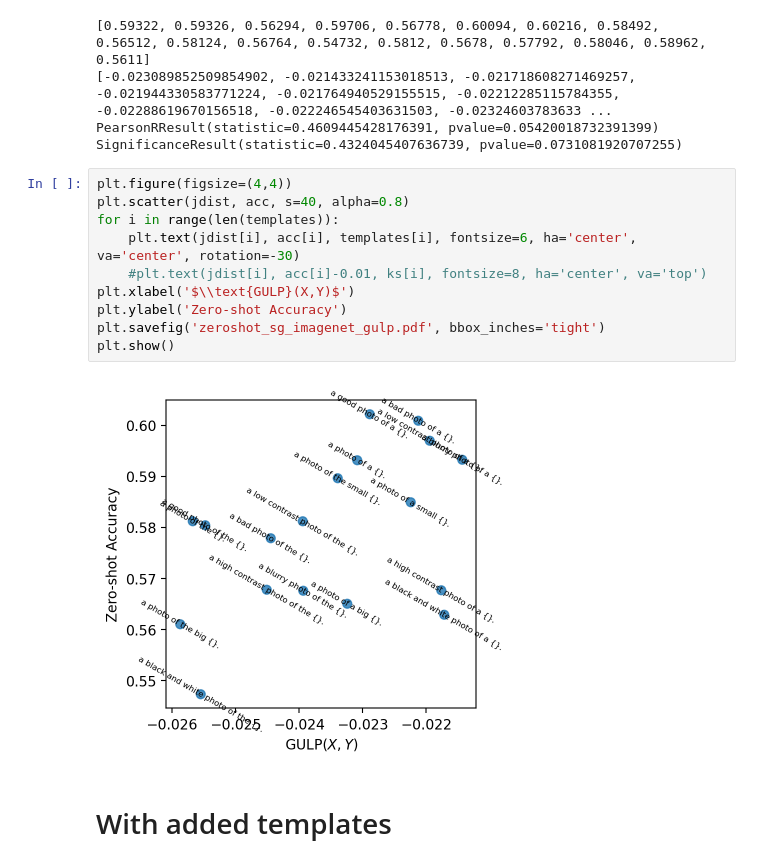
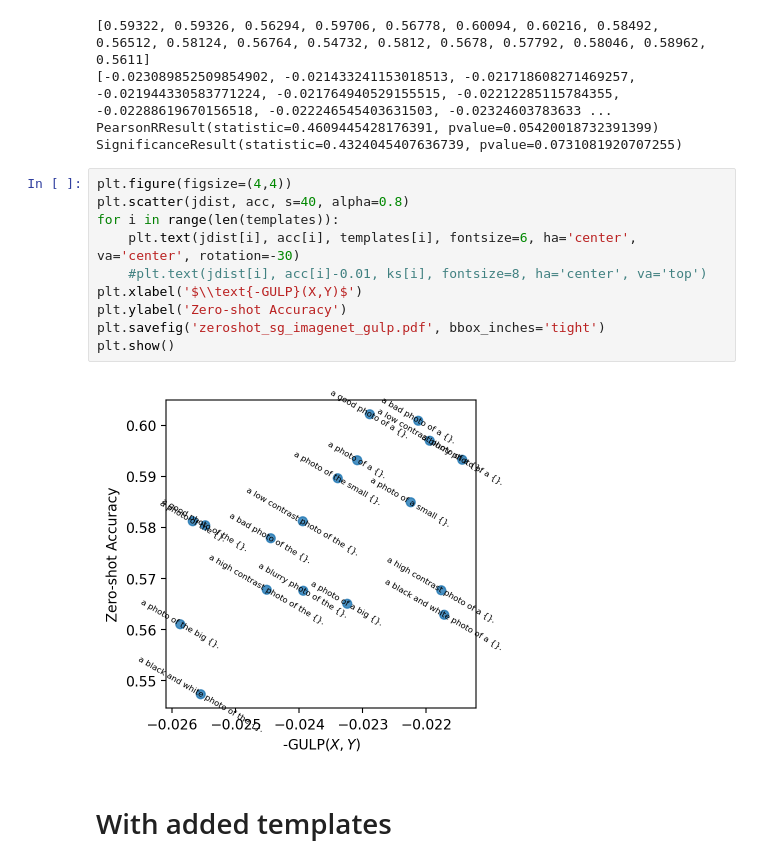
Before and after one commit to tiagoft/graph_structure, a Jupyter notebook: experiments/nngs_paper/notebooks/zeroshot_clip_imagenet_gulp.ipynb, the cells around one changed output. Cells and saved outputs as stored; diff of their text form.

```diff
--- a/experiments/nngs_paper/notebooks/zeroshot_clip_imagenet_gulp.ipynb
+++ b/experiments/nngs_paper/notebooks/zeroshot_clip_imagenet_gulp.ipynb
@@ -67,15 +67,15 @@ SignificanceResult(statistic=0.4324045407636739, pvalue=0.0731081920707255)
 # %%
 plt.figure(figsize=(4,4))
 plt.scatter(jdist, acc, s=40, alpha=0.8)
 for i in range(len(templates)):
     plt.text(jdist[i], acc[i], templates[i], fontsize=6, ha='center', va='center', rotation=-30)
     #plt.text(jdist[i], acc[i]-0.01, ks[i], fontsize=8, ha='center', va='top')
-plt.xlabel('$\\text{GULP}(X,Y)$')
+plt.xlabel('$\\text{-GULP}(X,Y)$')
 plt.ylabel('Zero-shot Accuracy')
 plt.savefig('zeroshot_sg_imagenet_gulp.pdf', bbox_inches='tight')
 plt.show()
 # %% [output]
-[figure, old version]
+[figure, new version]
 # %% [markdown]
 # With added templates
 # %%
```
Also changed, not shown: parts of 1 cell of this notebook, 6 other files.
